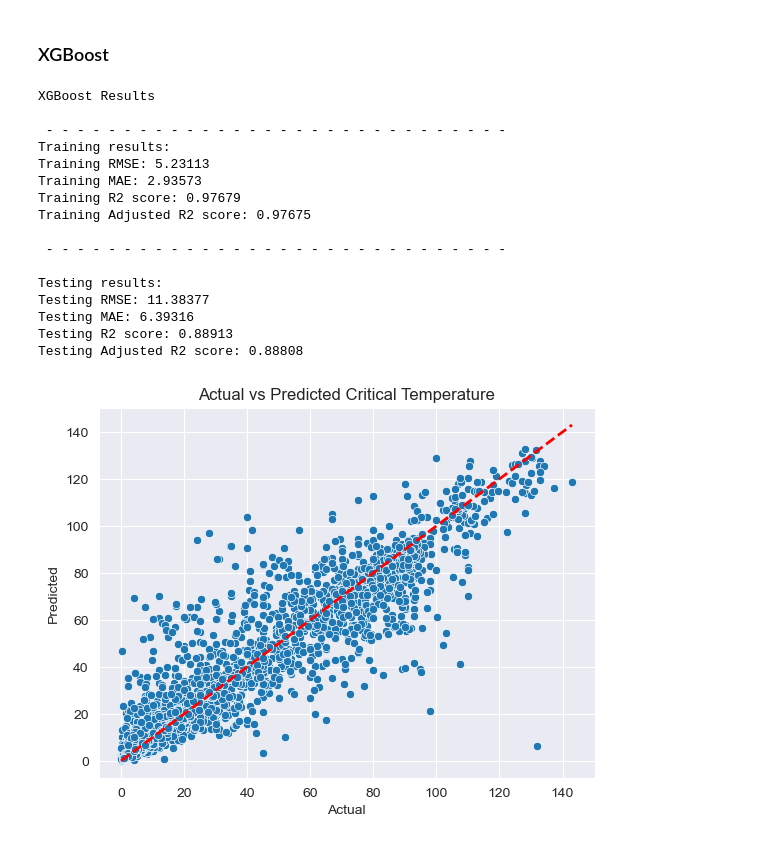
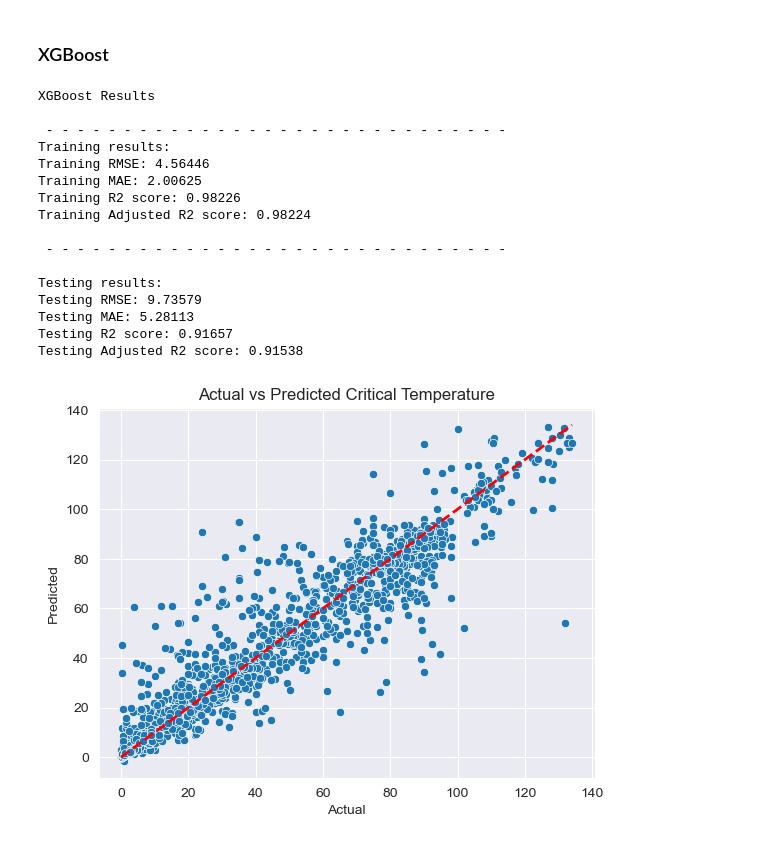
Before and after one commit to MohdSharik99/Predicting_critical_temperature_of_supeconductors, a Jupyter notebook: Modeling_with_Select_k_best_features_30.ipynb, the cells around one changed output. Saved outputs shown, nothing was run; the diff lists cells and outputs as text; code cells hidden in the pictures.

Commit message:
91.5 score

```diff
--- a/Modeling_with_Select_k_best_features_30.ipynb
+++ b/Modeling_with_Select_k_best_features_30.ipynb
@@ -46,6 +49,6 @@ y_train = train_df['critical_temp']
 X_test = test_df.drop('critical_temp', axis = 1)
 y_test = test_df['critical_temp']
 # %%
-new_train_X, new_train_y  = Remove_outliers_with_lof(X_train, y_train, contamination = 0.1)
+new_train_X, new_train_y  = Remove_outliers_with_lof(X_train, y_train, contamination = 0.005)
 # %% [output]
 Shape before outlier removal:
@@ -195,9 +198,9 @@ None
 ### Gradient Boosting
 # %%
 # Step 1: Initialize the GBM Regressor model
-gbm_model = GradientBoostingRegressor(n_estimators=500,
-                                      learning_rate=0.01,
-                                      max_depth=10,
+gbm_model = GradientBoostingRegressor(n_estimators=1000,
+                                      learning_rate=0.015,
+                                      max_depth=20,
                                       random_state=42)
 
 # Step 2: Fit the model on the scaled training data
@@ -253,10 +256,9 @@ None
 ### XGBoost
 # %%
 # Step 1: Initialize the XGBoost Regressor model
-# using RandomSearchCV Best parameters: {'subsample': 0.6, 'n_estimators': 1000, 'max_depth': 10, 'learning_rate': 0.01, 'colsample_bytree': 1.0}
-xgb_model = xgb.XGBRegressor(objective='reg:squarederror', n_estimators=1000, learning_rate=0.01, max_depth=10,
-
+xgb_model = xgb.XGBRegressor(objective='reg:squarederror', n_estimators=400, learning_rate=0.1, max_depth=10,
                              reg_lambda = 0.6,
+                             reg_alpha = 0.05,
                              random_state=42)
 
 # Step 2: Fit the model on the scaled training data
@@ -267,39 +269,39 @@ xgb_train_preds = xgb_model.predict(scaled_train_k_best)
 
 # Training results
 print('XGBoost Results')
 num_features = scaled_train_k_best.shape[1]
 train_metrics = Evaluation_results(new_train_y, xgb_train_preds, objective = 'train', num_features  = num_features)
 train_metrics
 
 # Predict on the testing set
 xgb_test_preds = xgb_model.predict(scaled_test_k_best)
 
 # Testing results
 test_metrics = Evaluation_results(y_test, xgb_test_preds, objective = 'test', num_features  = num_features)
 test_metrics
 
 # plotting the results
 sns.scatterplot(x= y_test, y = xgb_test_preds)
 plt.plot([y_test.min(), y_test.max()], [y_test.min(), y_test.max()], 'r--', lw=2)
 plt.xlabel('Actual')
 plt.ylabel('Predicted')
 plt.title('Actual vs Predicted Critical Temperature')
 plt.show()
 # %% [output]
 XGBoost Results
 
  - - - - - - - - - - - - - - - - - - - - - - - - - - - - - -
 Training results:
-Training RMSE: 5.23113
-Training MAE: 2.93573
-Training R2 score: 0.97679
-Training Adjusted R2 score: 0.97675
+Training RMSE: 4.56446
+Training MAE: 2.00625
+Training R2 score: 0.98226
+Training Adjusted R2 score: 0.98224
 
  - - - - - - - - - - - - - - - - - - - - - - - - - - - - - -
 
 Testing results:
-Testing RMSE: 11.38377
-Testing MAE: 6.39316
-Testing R2 score: 0.88913
-Testing Adjusted R2 score: 0.88808
+Testing RMSE: 9.73579
+Testing MAE: 5.28113
+Testing R2 score: 0.91657
+Testing Adjusted R2 score: 0.91538
-[figure, old version]
+[figure, new version]
```
Also changed, not shown: parts of 5 cells of this notebook, 3 other files.
